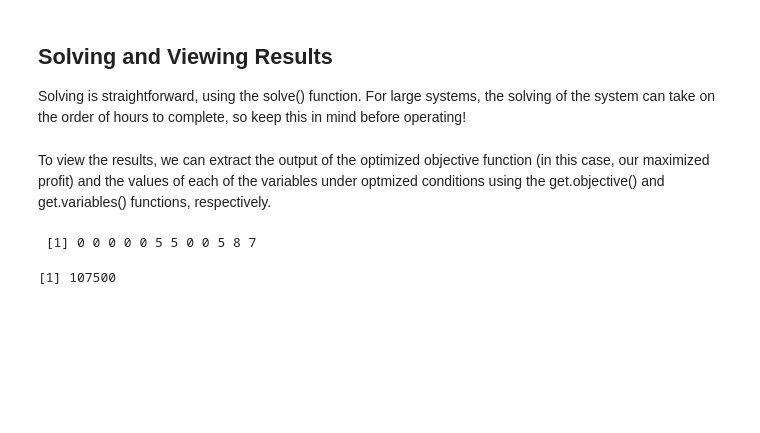
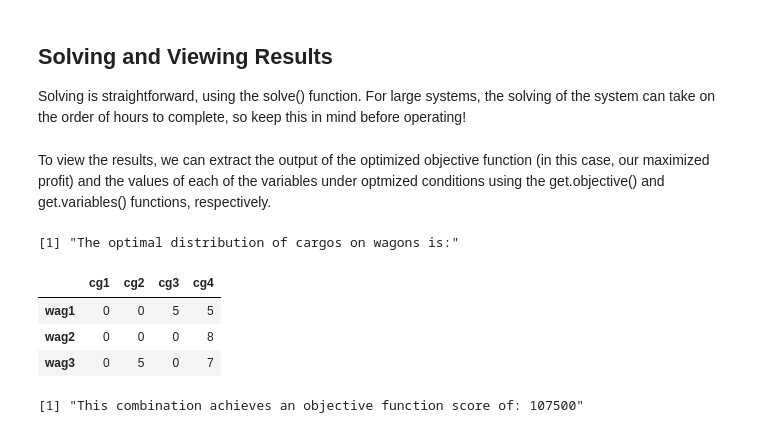
Before and after one commit to EmanueleArtioli/train-cargos, a Jupyter notebook: train-cargos.ipynb, the cells around one changed output. Saved outputs shown, nothing was run; the diff lists cells and outputs as text; code cells hidden in the pictures; blank space fills up the shorter version.

```diff
--- a/train-cargos.ipynb
+++ b/train-cargos.ipynb
@@ -189,9 +186,18 @@ Solving is straightforward, using the solve() function. For large systems, the s
 solve(lp.model) # solve the model
 # %% [markdown]
 To view the results, we can extract the output of the optimized objective function (in this case, our maximized profit) and the values of each of the variables under optmized conditions using the get.objective() and get.variables() functions, respectively.
-# %%
-get.variables(lp.model)
-get.objective(lp.model)
-# %% [output]
- [1] 0 0 0 0 0 5 5 0 0 5 8 7
-[1] 107500
+# %%
+res <- array(get.variables(lp.model), dim=c(3, 4))
+res <- data.frame(res)
+colnames(res) <- c("cg1", "cg2", "cg3", "cg4")
+rownames(res) <- c("wag1", "wag2", "wag3")
+sprintf("The optimal distribution of cargos on wagons is:")
+res
+sprintf("This combination achieves an objective function score of: %i", get.objective(lp.model))
+# %% [output]
+[1] "The optimal distribution of cargos on wagons is:"
+|  | cg1 | cg2 | cg3 | cg4 |
+| wag1 | 0 | 0 | 5 | 5 |
+| wag2 | 0 | 0 | 0 | 8 |
+| wag3 | 0 | 5 | 0 | 7 |
+[1] "This combination achieves an objective function score of: 107500"
```
Also changed, not shown: parts of 3 cells of this notebook.
